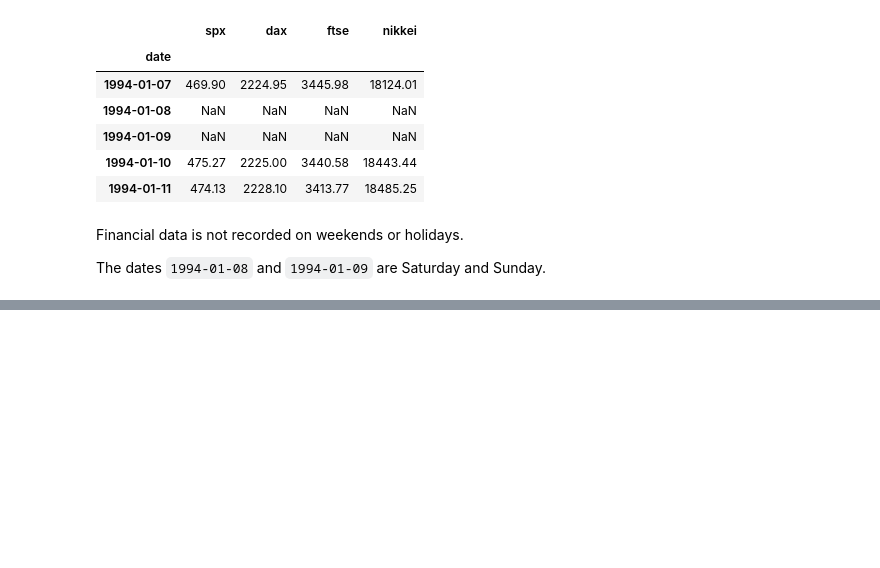
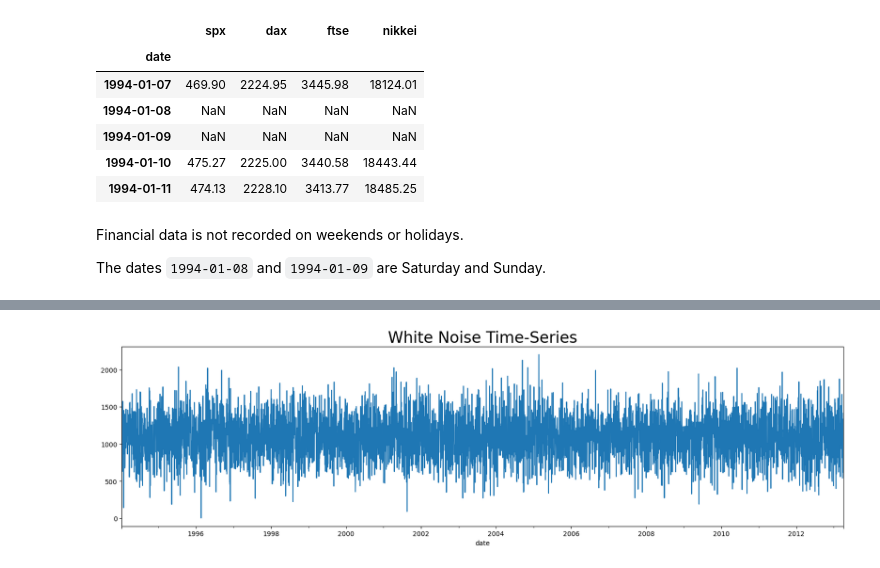
Before and after one commit to cshawnkeech/time_series_analysis_udemy, a Jupyter notebook: notebooks/03_loading_the_data.ipynb, the cells around one changed output, grey strips where cells are left out. Saved outputs shown, nothing was run; the diff lists cells and outputs as text; code cells hidden in the pictures; blank space fills up the shorter version.

```diff
--- a/notebooks/03_loading_the_data.ipynb
+++ b/notebooks/03_loading_the_data.ipynb
@@ -251,0 +363,14 @@ The dates `1994-01-08` and `1994-01-09` are Saturday and Sunday.
+# %%
+# find cutoff point.
+total_size = len(df_comp['market_value'])  # 6277 observations
+
+training_percent = 0.8
+
+# get number of training observations at 80% split
+size = int(total_size * training_percent)  # 5021
+# %%
+# Training
+df = df_comp.iloc[:size]
+
+# Testing
+df_test = df_comp.iloc[size:]
@@ -251,0 +393,7 @@ The dates `1994-01-08` and `1994-01-09` are Saturday and Sunday.
+# %%
+wn = np.random.normal(
+    loc=df['market_value'].mean(),
+    scale=df['market_value'].std(),
+    size=len(df))
+# %%
+df['wn'] = wn
@@ -251,0 +418,6 @@ The dates `1994-01-08` and `1994-01-09` are Saturday and Sunday.
+# %%
+df['wn'].plot(figsize=(20, 5))
+plt.title('White Noise Time-Series', size=24)
+plt.show()
+# %% [output]
+[figure, added]
```
Also changed, not shown: parts of 21 cells of this notebook, 1 other file.
